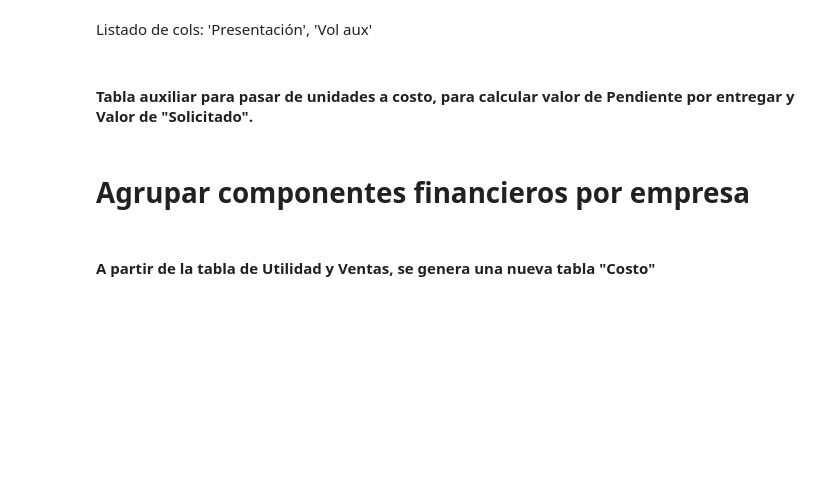
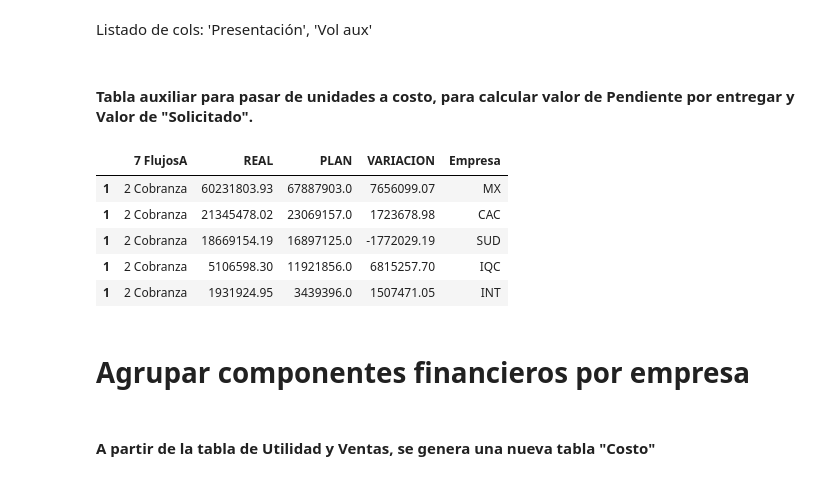
Before and after one commit to AlanIslasMorris/Tableros_Fusi-n_Agro, a Jupyter notebook: Componentes_sub_componentes.ipynb, the cells around one changed output. Saved outputs shown, nothing was run; the diff lists cells and outputs as text; code cells hidden in the pictures; blank space fills up the shorter version.

```diff
--- a/Componentes_sub_componentes.ipynb
+++ b/Componentes_sub_componentes.ipynb
@@ -17,16 +17,33 @@ C:\Users\alan.islas\ownCloud\Fuentes de tableros
 # %%
 # Load the XLSX files into Pandas dataframes
 # La primera parte es la subcarpeta, después de la barra, /, el nombre del archivo
-Inventario = pd.read_excel('Inventarios/20-04.xlsx', skiprows=2)
+Inventario = pd.read_excel('Inventarios/25-04.xlsx', skiprows=2)
 Ventas = pd.read_excel('Ventas/Ventas.xlsx', skiprows=2)
 Utilidad = pd.read_excel('Ventas/Utilidad.xlsx', skiprows=2)
-Cartera = pd.read_excel('Cartera/20-04.xlsx', skiprows=2)
+Cartera = pd.read_excel('Cartera/25-04.xlsx', skiprows=2)
 Egresos = pd.read_excel('Egresos/Egresos.xlsx', skiprows=2)
 Egresos_ = pd.read_excel('Egresos/Egresos_.xlsx', skiprows=2)
 Pendiente = pd.read_excel('Suministro/Pendiente.xlsx', skiprows=2)
 IQChemicals = pd.read_excel('IQChemicals/Otros.xlsx', skiprows=2)
 IQChemicals_mp = pd.read_excel('IQChemicals/Materia_prima.xlsx', skiprows=2)
 CxP = pd.read_excel('CxP/CxP.xlsx', skiprows=2)
+Forecast = pd.read_excel('Forecast/Forecast.xlsx')
+
+# Cobranza por empresa
+Cobranza_MX= pd.read_excel('Cobranza/Mx.xlsx', skiprows=1)
+Cobranza_MX['Empresa']= "MX"
+Cobranza_CAC = pd.read_excel('Cobranza/CAC.xlsx', skiprows=1)
+Cobranza_CAC['Empresa']= "CAC"
+Cobranza_SUD = pd.read_excel('Cobranza/SUD.xlsx', skiprows=1)
+Cobranza_SUD['Empresa']= "SUD"
+Cobranza_IQC = pd.read_excel('Cobranza/IQC.xlsx', skiprows=1)
+Cobranza_IQC['Empresa']= "IQC"
+Cobranza_INT = pd.read_excel('Cobranza/INT.xlsx', skiprows=1)
+Cobranza_INT['Empresa']= "INT"
+Cobranza = pd.concat([Cobranza_MX, Cobranza_CAC, Cobranza_SUD, Cobranza_IQC, Cobranza_INT])
+Cobranza = Cobranza[Cobranza['7 FlujosA'] == '2 Cobranza']
+Flujo = pd.concat([Cobranza_MX, Cobranza_CAC, Cobranza_SUD, Cobranza_IQC, Cobranza_INT])
+Flujo = Flujo[Flujo['7 FlujosA'] == '1 Flujo Neto Generado']
 
 # Tabla auxiliar para traducir unidades en costo
 Pres_a_vol = pd.read_excel('Categorias/Presentacion_a_volumen.xlsx')
@@ -308,3 +461,12 @@ Pendiente = Pendiente.merge(Costos_unitarios, on = ['FORMULACION', 'Presentació
 Pendiente['Pendiente_valor'] = Pendiente['Volumen']*Pendiente['COSTOUNITREAL.']
 Pendiente['Pendiente_solicitado'] = Pendiente['Volumen_']*Pendiente['COSTOUNITREAL.']
 Pendiente.to_csv('Pend_vs_Sol.csv')
+# %%
+Cobranza.head()
+# %% [output]
+|  | 7 FlujosA | REAL | PLAN | VARIACION | Empresa |
+| 1 | 2 Cobranza | 60231803.93 | 67887903.0 | 7656099.07 | MX |
+| 1 | 2 Cobranza | 21345478.02 | 23069157.0 | 1723678.98 | CAC |
+| 1 | 2 Cobranza | 18669154.19 | 16897125.0 | -1772029.19 | SUD |
+| 1 | 2 Cobranza | 5106598.30 | 11921856.0 | 6815257.70 | IQC |
+| 1 | 2 Cobranza | 1931924.95 | 3439396.0 | 1507471.05 | INT |
```
Also changed, not shown: parts of 28 cells of this notebook.
